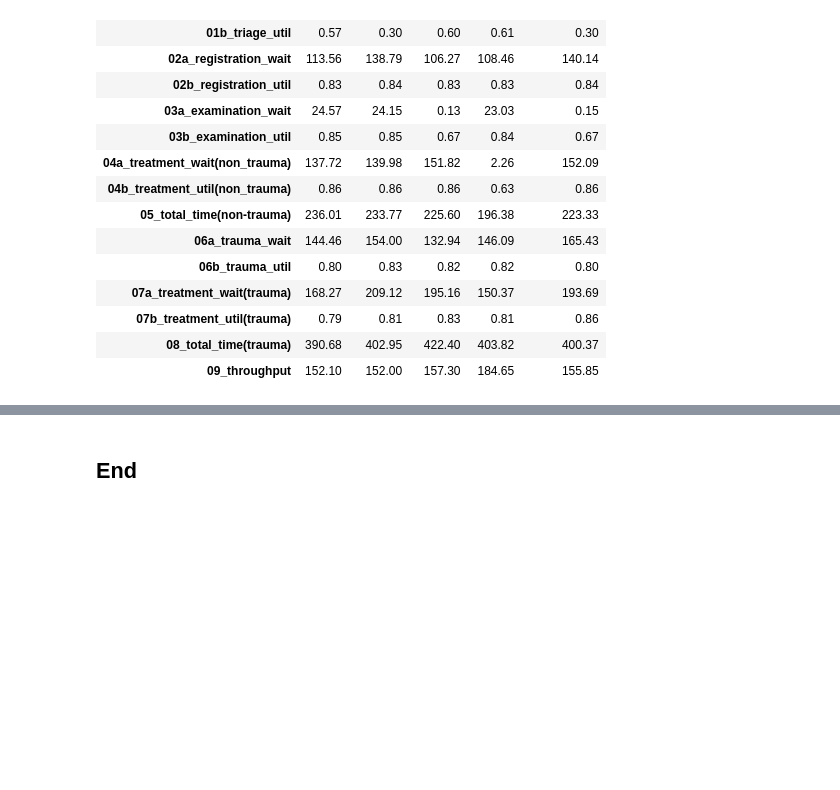
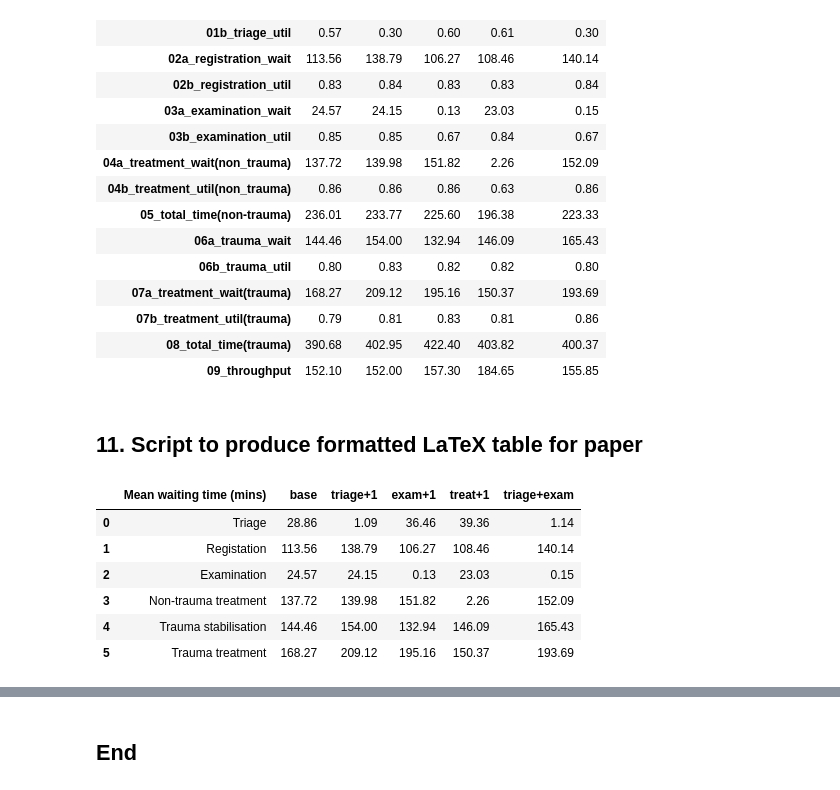
Before and after one commit to TomMonks/treatment-centre-sim, a Jupyter notebook: content/02_model_code/04_model.ipynb, the cells around one changed output, grey strips where cells are left out. Cells and saved outputs as stored; diff of their text form; code cells hidden in the pictures; blank space fills up the shorter version.

Commit message:
CODE: LaTeX table gen

```diff
--- a/content/02_model_code/04_model.ipynb
+++ b/content/02_model_code/04_model.ipynb
@@ -1359,3 +1359,30 @@ summary_frame.round(2)
 | 07b_treatment_util(trauma) | 0.79 | 0.81 | 0.83 | 0.81 | 0.86 |
 | 08_total_time(trauma) | 390.68 | 402.95 | 422.40 | 403.82 | 400.37 |
 | 09_throughput | 152.10 | 152.00 | 157.30 | 184.65 | 155.85 |
+# %% [markdown]
+## 11. Script to produce formatted LaTeX table for paper
+# %%
+HEADER_URL = 'data/tbl_row_headers.csv'
+WAIT = 'wait'
+
+# filter for waiting times only and round to 2dp
+waiting_times = summary_frame[summary_frame.index.str.contains(WAIT)].round(2)
+
+# load formatted table headers
+row_headers = pd.read_csv(HEADER_URL)
+
+# merge and format headers
+waiting_times = waiting_times.reset_index()
+waiting_times = pd.concat([row_headers, waiting_times], axis=1)
+waiting_times = waiting_times.set_index(row_headers.columns[0])
+waiting_times = waiting_times.drop(['index'], axis=1)
+waiting_times = waiting_times.reset_index()
+waiting_times
+# %% [output]
+|  | Mean waiting time (mins) | base | triage+1 | exam+1 | treat+1 | triage+exam |
+| 0 | Triage | 28.86 | 1.09 | 36.46 | 39.36 | 1.14 |
+| 1 | Registation | 113.56 | 138.79 | 106.27 | 108.46 | 140.14 |
+| 2 | Examination | 24.57 | 24.15 | 0.13 | 23.03 | 0.15 |
+| 3 | Non-trauma treatment | 137.72 | 139.98 | 151.82 | 2.26 | 152.09 |
+| 4 | Trauma stabilisation | 144.46 | 154.00 | 132.94 | 146.09 | 165.43 |
+| 5 | Trauma treatment | 168.27 | 209.12 | 195.16 | 150.37 | 193.69 |
```
Also changed, not shown: parts of 2 cells of this notebook, 6 other files.
